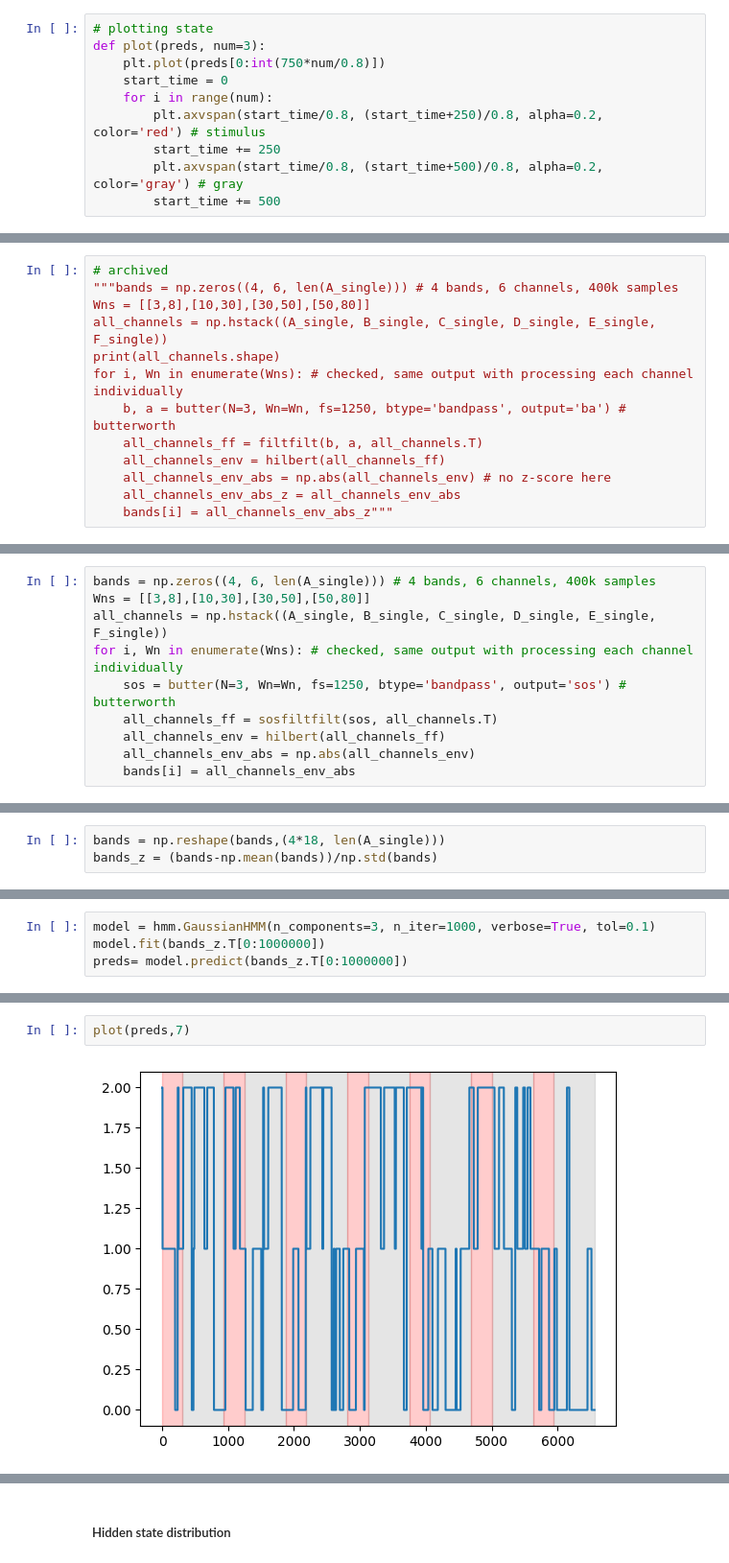
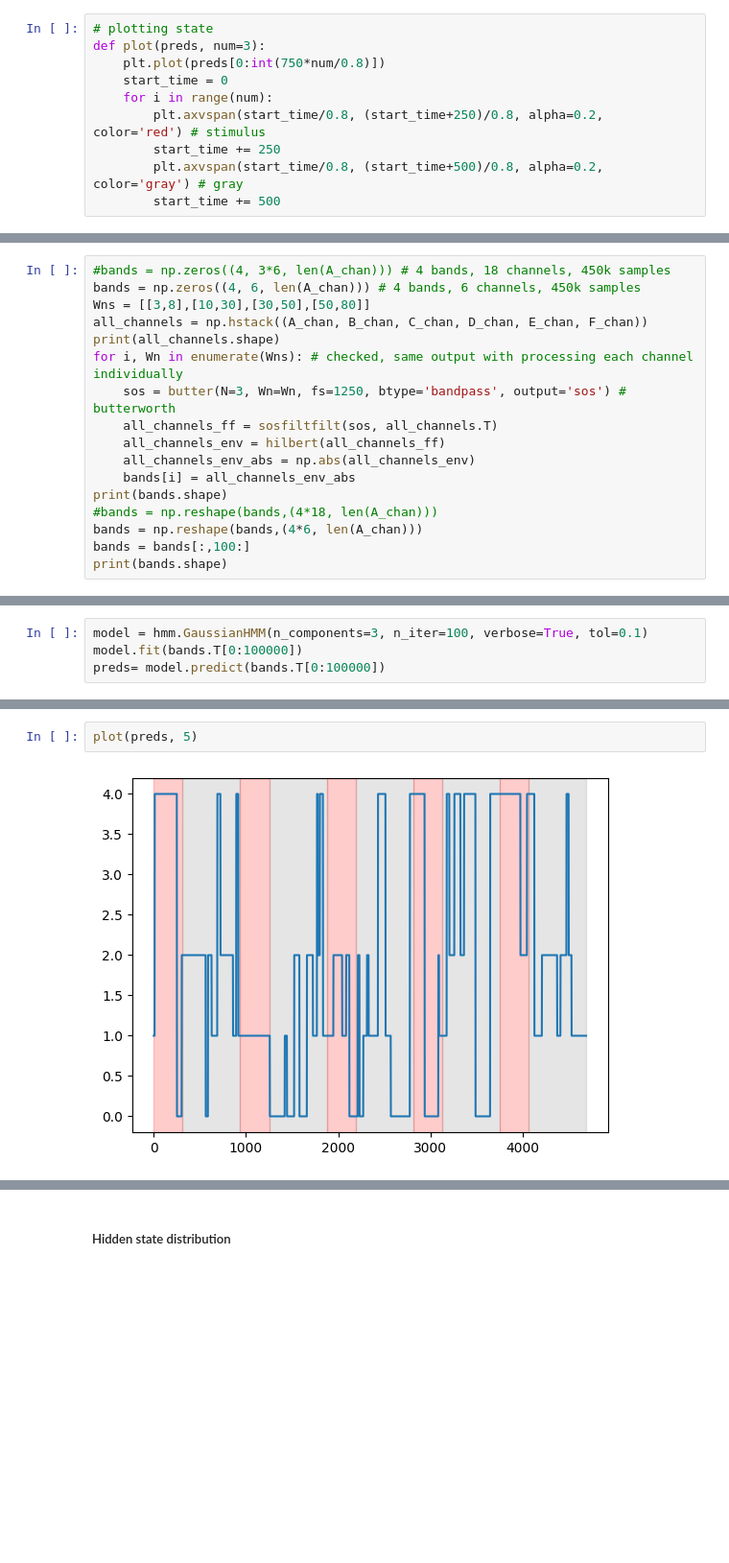
Before and after one commit to jerryjii/HMM, a Jupyter notebook: HMM_LFP.ipynb, the cells around one changed output, grey strips where cells are left out. Shown at 96% size. Drawn from its saved outputs; the diff is of its cells as text; blank space fills up the shorter version.

Commit message:
passed sanity checks and wrote a script for hidden state distribution

```diff
--- a/HMM_LFP.ipynb
+++ b/HMM_LFP.ipynb
@@ -274,13 +272,17 @@ def plot(preds, num=3):
 # %%
-# archived
-"""bands = np.zeros((4, 6, len(A_single))) # 4 bands, 6 channels, 400k samples
+#bands = np.zeros((4, 3*6, len(A_chan))) # 4 bands, 18 channels, 450k samples
+bands = np.zeros((4, 6, len(A_chan))) # 4 bands, 6 channels, 450k samples
 Wns = [[3,8],[10,30],[30,50],[50,80]]
-all_channels = np.hstack((A_single, B_single, C_single, D_single, E_single, F_single))
+all_channels = np.hstack((A_chan, B_chan, C_chan, D_chan, E_chan, F_chan))
 print(all_channels.shape)
 for i, Wn in enumerate(Wns): # checked, same output with processing each channel individually
-    b, a = butter(N=3, Wn=Wn, fs=1250, btype='bandpass', output='ba') # butterworth
-    all_channels_ff = filtfilt(b, a, all_channels.T)
+    sos = butter(N=3, Wn=Wn, fs=1250, btype='bandpass', output='sos') # butterworth
+    all_channels_ff = sosfiltfilt(sos, all_channels.T)
     all_channels_env = hilbert(all_channels_ff)
-    all_channels_env_abs = np.abs(all_channels_env) # no z-score here
-    all_channels_env_abs_z = all_channels_env_abs
-    bands[i] = all_channels_env_abs_z"""
+    all_channels_env_abs = np.abs(all_channels_env)
+    bands[i] = all_channels_env_abs
+print(bands.shape)
+#bands = np.reshape(bands,(4*18, len(A_chan)))
+bands = np.reshape(bands,(4*6, len(A_chan)))
+bands = bands[:,100:]
+print(bands.shape)
@@ -287,10 +292,0 @@ for i, Wn in enumerate(Wns): # checked, same output with processing each channel
-# %%
-bands = np.zeros((4, 6, len(A_single))) # 4 bands, 6 channels, 400k samples
-Wns = [[3,8],[10,30],[30,50],[50,80]]
-all_channels = np.hstack((A_single, B_single, C_single, D_single, E_single, F_single))
-for i, Wn in enumerate(Wns): # checked, same output with processing each channel individually
-    sos = butter(N=3, Wn=Wn, fs=1250, btype='bandpass', output='sos') # butterworth
-    all_channels_ff = sosfiltfilt(sos, all_channels.T)
-    all_channels_env = hilbert(all_channels_ff)
-    all_channels_env_abs = np.abs(all_channels_env)
-    bands[i] = all_channels_env_abs
@@ -315,3 +319,0 @@ for i in range(4):
-# %%
-bands = np.reshape(bands,(4*18, len(A_single)))
-bands_z = (bands-np.mean(bands))/np.std(bands)
@@ -318,4 +326,4 @@ bands_z = (bands-np.mean(bands))/np.std(bands)
 # %%
-model = hmm.GaussianHMM(n_components=3, n_iter=1000, verbose=True, tol=0.1)
-model.fit(bands_z.T[0:1000000])
-preds= model.predict(bands_z.T[0:1000000])
+model = hmm.GaussianHMM(n_components=3, n_iter=100, verbose=True, tol=0.1)
+model.fit(bands.T[0:100000])
+preds= model.predict(bands.T[0:100000])
@@ -340,4 +330,4 @@ preds= model.predict(bands_z.T[0:1000000])
 # %%
-plot(preds,7)
+plot(preds, 5)
 # %% [output]
-[figure, old version]
+[figure, new version]
```
Also changed, not shown: parts of 36 cells of this notebook.
